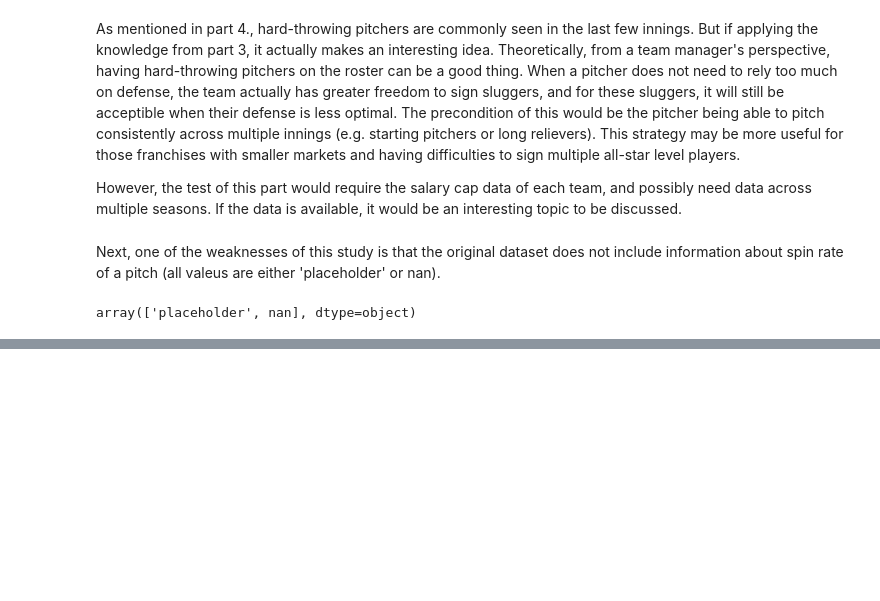
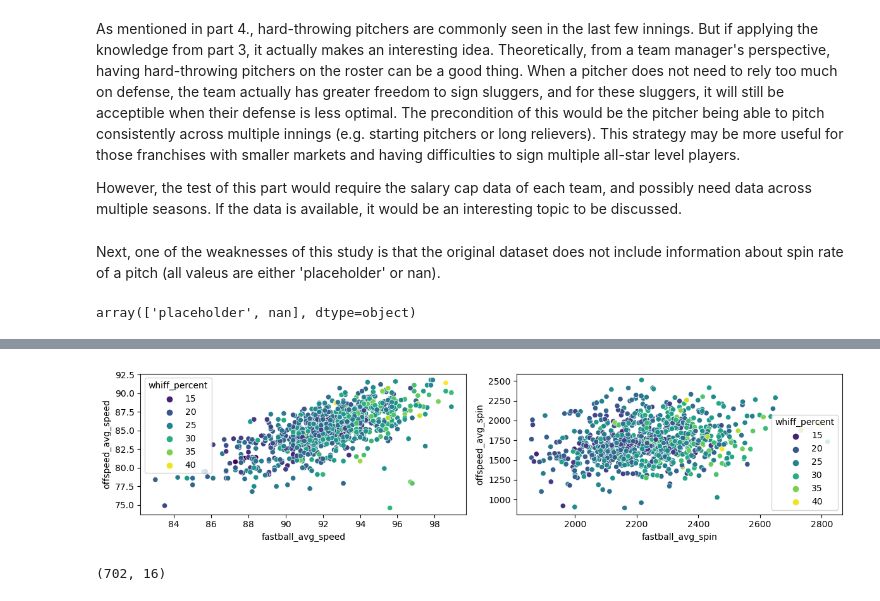
Before and after one commit to Stevey8/Fastball-vs-Pitcher-Performance, a Jupyter notebook: mlb_pitcher_2019.ipynb, the cells around one changed output, grey strips where cells are left out. Cells and saved outputs as stored; diff of their text form; code cells hidden in the pictures; blank space fills up the shorter version.

```diff
--- a/mlb_pitcher_2019.ipynb
+++ b/mlb_pitcher_2019.ipynb
@@ -388,0 +455,4 @@ While the scheme is preliminary and would require trials and errors to refine, t
+# %%
+statcast = pd.read_csv('data/stats.csv')
+print(statcast.shape)
+statcast.head()
@@ -388,0 +530,14 @@ While the scheme is preliminary and would require trials and errors to refine, t
+# %%
+fig, (ax1, ax2) = plt.subplots(1, 2, figsize=(12, 3))
+sns.scatterplot(data=statcast, x='fastball_avg_speed', y='offspeed_avg_speed', hue='whiff_percent', palette='viridis', ax=ax1)
+sns.scatterplot(data=statcast, x='fastball_avg_spin', y='offspeed_avg_spin', hue='whiff_percent', palette='viridis', ax=ax2)
+plt.tight_layout()
+plt.show()
+# %% [output]
+[figure, added]
+# %%
+X_train['speed_diff'] = X_train['fastball_avg_speed'] - X_train['offspeed_avg_speed']
+X_train['spin_diff'] = X_train['fastball_avg_spin'] - X_train['offspeed_avg_spin']
+X_train.shape
+# %% [output]
+(702, 16)
```
Also changed, not shown: parts of 23 cells of this notebook, 2 other files.
